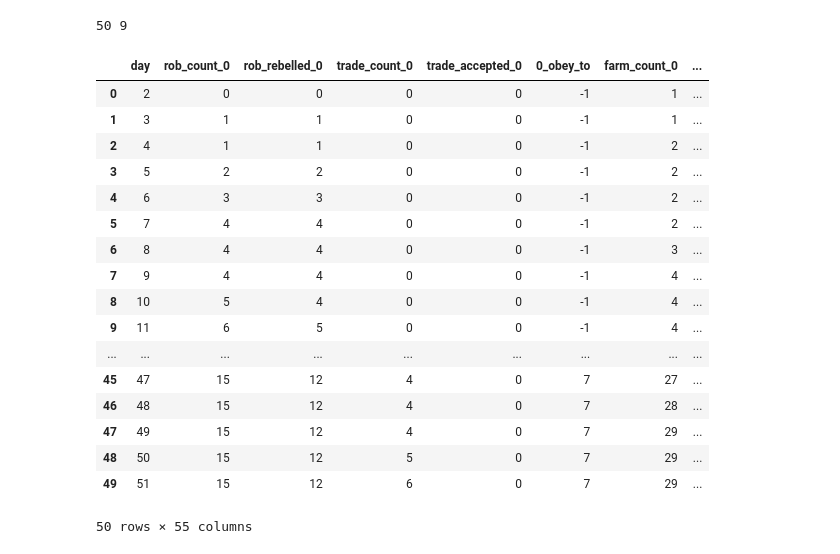
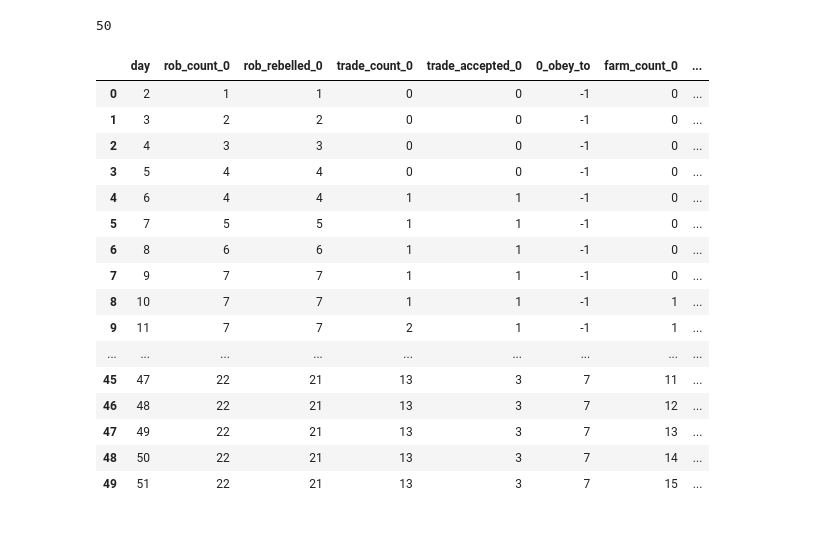
Before and after one commit to vichua2006/LLM-Social-Simulation, a Jupyter notebook: JupyterNotebook/csv_viewer.ipynb, the cells around one changed output. Drawn from its saved outputs; the diff is of its cells as text; code cells hidden in the pictures.

```diff
--- a/JupyterNotebook/csv_viewer.ipynb
+++ b/JupyterNotebook/csv_viewer.ipynb
@@ -1,35 +1,34 @@
 # %%
 import pandas as pd
 import csv
 import numpy as np
-file_name="D:\StudyLife\Github\LLM-Social-Simulation\CSV\Experiment 0 Trial 1.csv" #TODO: enter file path here
+file_name="D:\StudyLife\Github\LLM-Social-Simulation\CSV\download3-run.csv" #TODO: enter file path here
 data=[]
+pd.set_option('display.max_columns', 500)
 start_index=1 #The index at which actual data starts.
 df=pd.read_csv(file_name)
 day = df.shape[0]
-people = 9 #TODO: auto people read
-print(day,people)
+print(day)
 df
 # %% [output]
-50 9
+50
 |  | day | rob_count_0 | rob_rebelled_0 | trade_count_0 | trade_accepted_0 | 0_obey_to | farm_count_0 | ... |
-| 0 | 2 | 0 | 0 | 0 | 0 | -1 | 1 | ... |
-| 1 | 3 | 1 | 1 | 0 | 0 | -1 | 1 | ... |
-| 2 | 4 | 1 | 1 | 0 | 0 | -1 | 2 | ... |
-| 3 | 5 | 2 | 2 | 0 | 0 | -1 | 2 | ... |
-| 4 | 6 | 3 | 3 | 0 | 0 | -1 | 2 | ... |
-| 5 | 7 | 4 | 4 | 0 | 0 | -1 | 2 | ... |
-| 6 | 8 | 4 | 4 | 0 | 0 | -1 | 3 | ... |
-| 7 | 9 | 4 | 4 | 0 | 0 | -1 | 4 | ... |
-| 8 | 10 | 5 | 4 | 0 | 0 | -1 | 4 | ... |
-| 9 | 11 | 6 | 5 | 0 | 0 | -1 | 4 | ... |
+| 0 | 2 | 1 | 1 | 0 | 0 | -1 | 0 | ... |
+| 1 | 3 | 2 | 2 | 0 | 0 | -1 | 0 | ... |
+| 2 | 4 | 3 | 3 | 0 | 0 | -1 | 0 | ... |
+| 3 | 5 | 4 | 4 | 0 | 0 | -1 | 0 | ... |
+| 4 | 6 | 4 | 4 | 1 | 1 | -1 | 0 | ... |
+| 5 | 7 | 5 | 5 | 1 | 1 | -1 | 0 | ... |
+| 6 | 8 | 6 | 6 | 1 | 1 | -1 | 0 | ... |
+| 7 | 9 | 7 | 7 | 1 | 1 | -1 | 0 | ... |
+| 8 | 10 | 7 | 7 | 1 | 1 | -1 | 1 | ... |
+| 9 | 11 | 7 | 7 | 2 | 1 | -1 | 1 | ... |
 | ... | ... | ... | ... | ... | ... | ... | ... | ... |
-| 45 | 47 | 15 | 12 | 4 | 0 | 7 | 27 | ... |
-| 46 | 48 | 15 | 12 | 4 | 0 | 7 | 28 | ... |
-| 47 | 49 | 15 | 12 | 4 | 0 | 7 | 29 | ... |
-| 48 | 50 | 15 | 12 | 5 | 0 | 7 | 29 | ... |
-| 49 | 51 | 15 | 12 | 6 | 0 | 7 | 29 | ... |
+| 45 | 47 | 22 | 21 | 13 | 3 | 7 | 11 | ... |
+| 46 | 48 | 22 | 21 | 13 | 3 | 7 | 12 | ... |
+| 47 | 49 | 22 | 21 | 13 | 3 | 7 | 13 | ... |
+| 48 | 50 | 22 | 21 | 13 | 3 | 7 | 14 | ... |
+| 49 | 51 | 22 | 21 | 13 | 3 | 7 | 15 | ... |
-50 rows × 55 columns
 # %%
  # Filter rob_count columns
 rob_count_columns = [col for col in df.columns if 'rob_count' in col]
```
Also changed, not shown: parts of 4 cells of this notebook.
